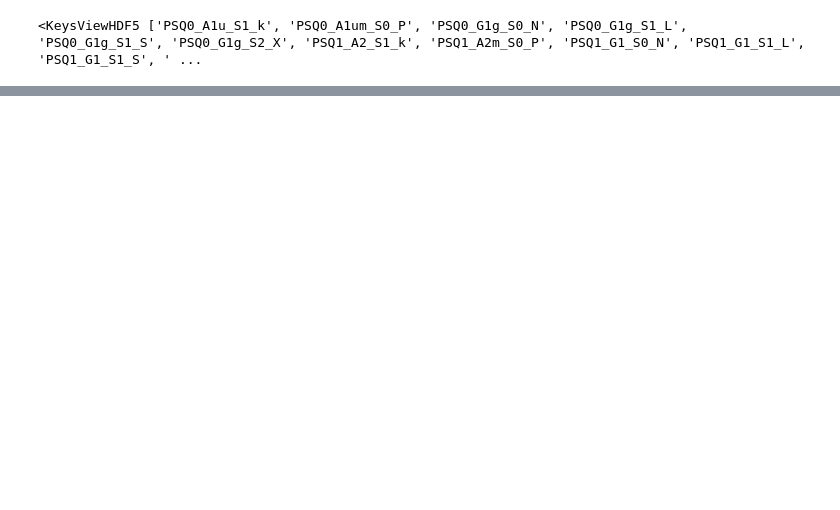
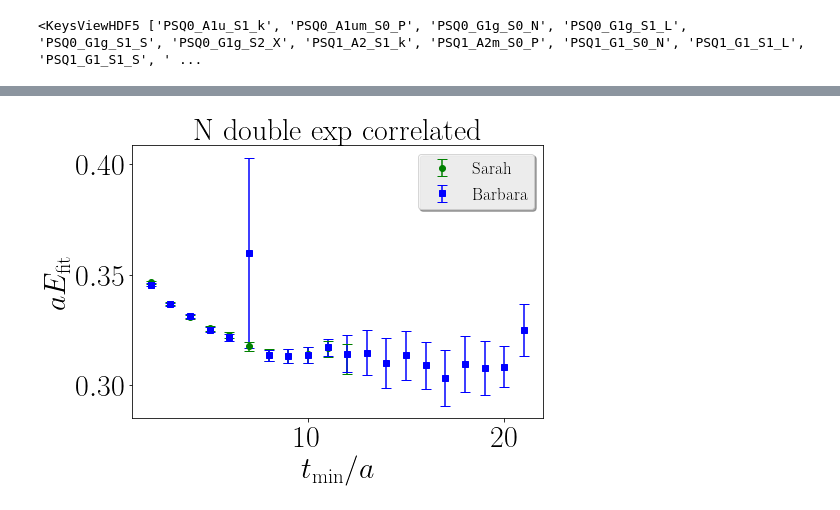
Before and after one commit to xinucode/sigmond_python_plots, a Jupyter notebook: tmin/barbara_compare.ipynb, the cells around one changed output, grey strips where cells are left out. Drawn from its saved outputs; the diff is of its cells as text; code cells hidden in the pictures; blank space fills up the shorter version.

```diff
--- a/tmin/barbara_compare.ipynb
+++ b/tmin/barbara_compare.ipynb
@@ -142,0 +154,4 @@ compare_data("double exp correlated", my_pi_data_2exp, barb_pi_data_2exp, 1, 9 )
+# %%
+compare_data("N double exp correlated", my_N_data_2exp, barb_N_data_2exp )
+# %% [output]
+[figure, added]
```
Also changed, not shown: parts of 13 cells of this notebook, 2 other files.
